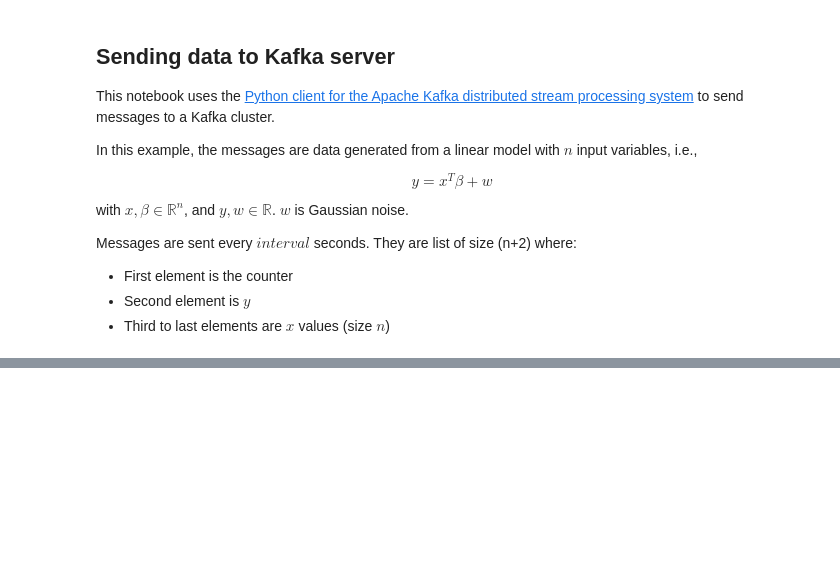
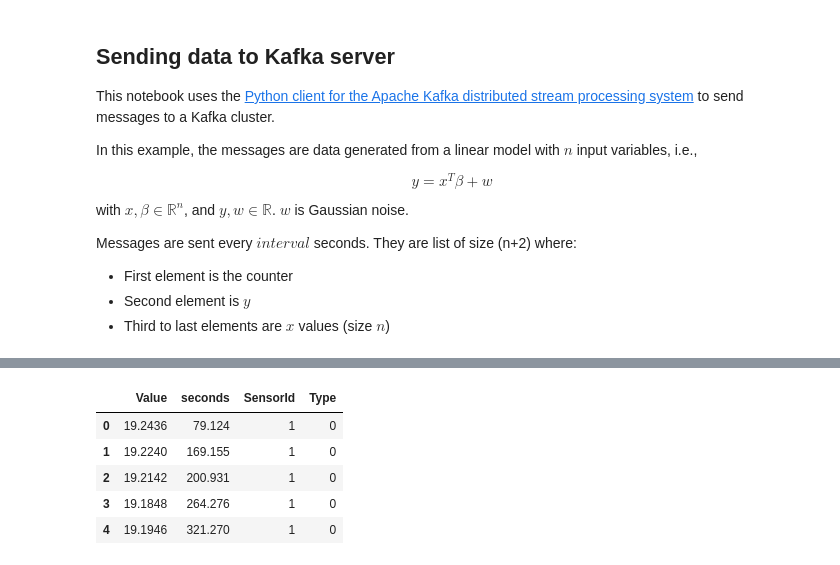
Before and after one commit to denguir/Scalable-distributed-online-forecasting-system-for-missing-error-measurements, a Jupyter notebook: notebooks/KafkaSparkStreamingRLS/KafkaSendRLS.ipynb, the cells around one changed output, grey strips where cells are left out. Cells and saved outputs as stored; diff of their text form; code cells hidden in the pictures; blank space fills up the shorter version.

```diff
--- a/notebooks/KafkaSparkStreamingRLS/KafkaSendRLS.ipynb
+++ b/notebooks/KafkaSparkStreamingRLS/KafkaSendRLS.ipynb
@@ -20,0 +51,9 @@ import numpy as np
+# %%
+temp[:5]
+# %% [output]
+|  | Value | seconds | SensorId | Type |
+| 0 | 19.2436 | 79.124 | 1 | 0 |
+| 1 | 19.2240 | 169.155 | 1 | 0 |
+| 2 | 19.2142 | 200.931 | 1 | 0 |
+| 3 | 19.1848 | 264.276 | 1 | 0 |
+| 4 | 19.1946 | 321.270 | 1 | 0 |
```
Also changed, not shown: parts of 15 cells of this notebook, 4 other files.
